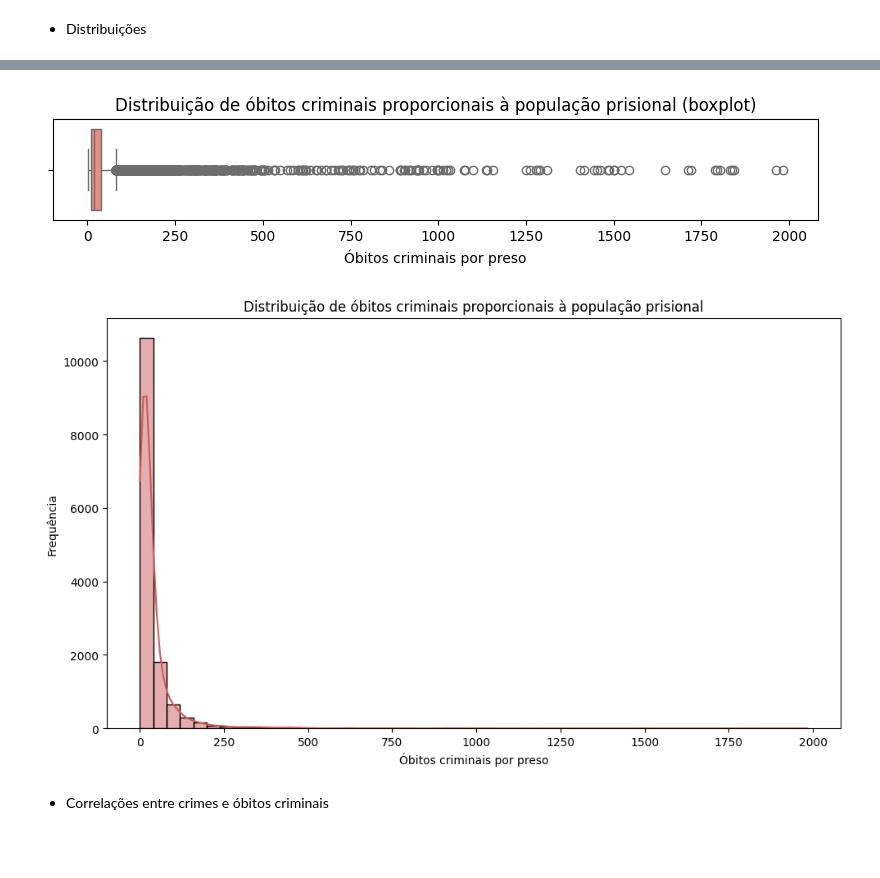
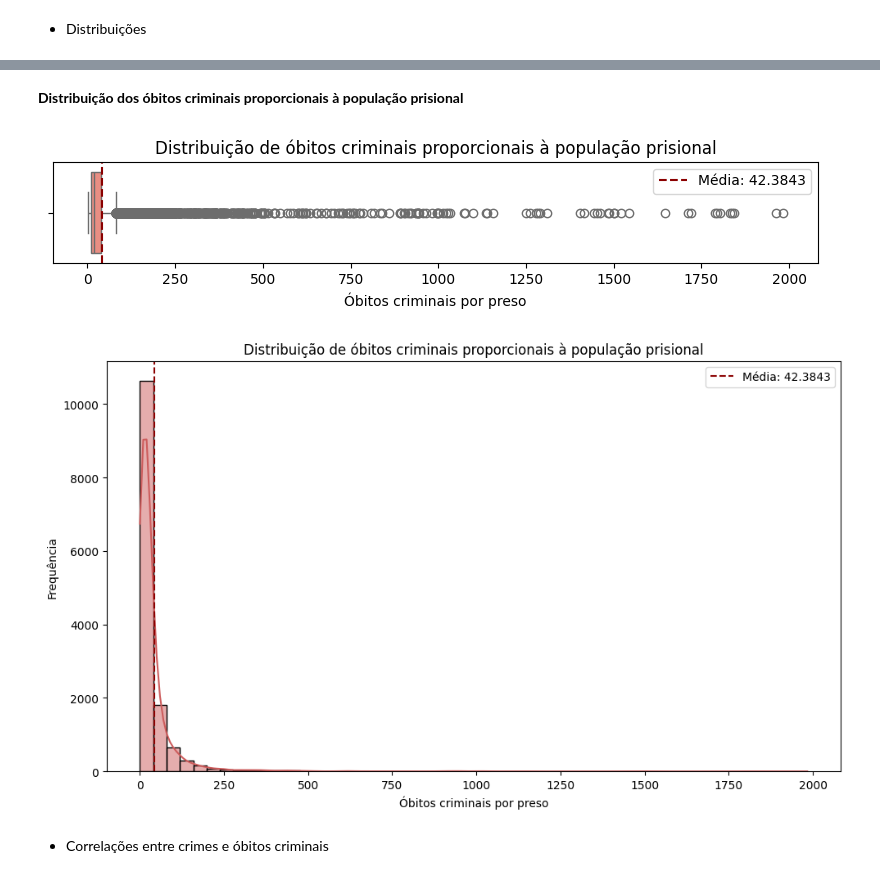
Before and after one commit to Caio-Brega/introducao-ciencia-dos-dados, a Jupyter notebook: TP_ICD.ipynb, the cells around one changed output, grey strips where cells are left out. Drawn from its saved outputs; the diff is of its cells as text; code cells hidden in the pictures; blank space fills up the shorter version.

```diff
--- a/TP_ICD.ipynb
+++ b/TP_ICD.ipynb
@@ -441,25 +570,41 @@ plt.show()
+# %% [markdown]
+**Distribuição dos óbitos criminais proporcionais à população prisional**
 # %%
+# Boxplot dos óbitos criminais proporcionais
 plt.figure(figsize=(8, 2))
-sns.boxplot(data=dados_filtrados4_renomeados, x='Obitos_Criminais_Total_por_preso', color='salmon')
-plt.title('Distribuição de óbitos criminais proporcionais à população prisional (boxplot)')
+sns.boxplot(
+    data=dados_filtrados4_renomeados,
+    x='Obitos_Criminais_Total_por_preso',
+    color='salmon'
+)
+media_obitos = dados_filtrados4_renomeados['Obitos_Criminais_Total_por_preso'].mean()
+plt.axvline(media_obitos, color='darkred', linestyle='--', label=f'Média: {media_obitos:.4f}')
+plt.title('Distribuição de óbitos criminais proporcionais à população prisional')
 plt.xlabel('Óbitos criminais por preso')
+plt.legend()
 plt.tight_layout()
 plt.show()
 # %% [output]
-[figure, old version]
+[figure, new version]
 # %%
+# Histograma com KDE para óbitos por preso
 plt.figure(figsize=(10, 6))
-
-# Histograma com curva KDE sobreposta
-sns.histplot(data=dados_filtrados4_renomeados, x='Obitos_Criminais_Total_por_preso', kde=True, color='indianred', bins=50)
-
+sns.histplot(
+    data=dados_filtrados4_renomeados,
+    x='Obitos_Criminais_Total_por_preso',
+    kde=True,
+    color='indianred',
+    bins=50
+)
+plt.axvline(media_obitos, color='darkred', linestyle='--', label=f'Média: {media_obitos:.4f}')
 plt.title('Distribuição de óbitos criminais proporcionais à população prisional')
 plt.xlabel('Óbitos criminais por preso')
 plt.ylabel('Frequência')
+plt.legend()
 plt.tight_layout()
 plt.show()
 # %% [output]
-[figure, old version]
+[figure, new version]
 # %% [markdown]
 - Correlações entre crimes e óbitos criminais
 # %% [markdown]
```
Also changed, not shown: parts of 14 cells of this notebook.
